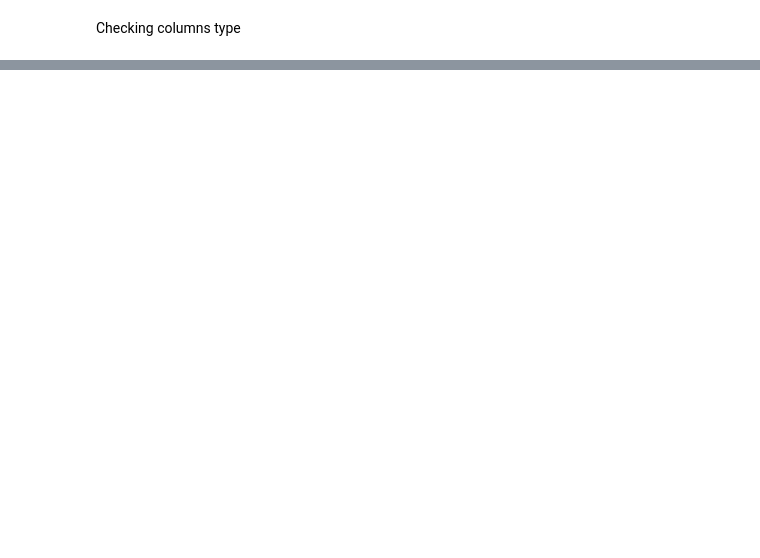
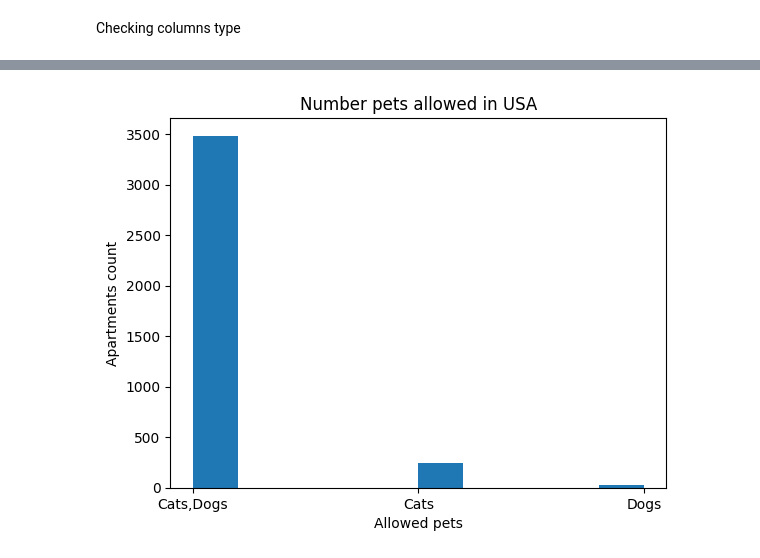
Before and after one commit to borisov5/Data-Science-June-2023, a Jupyter notebook: exam project/Ivelin_Borisov_project.ipynb, the cells around one changed output, grey strips where cells are left out. Cells and saved outputs as stored; diff of their text form; code cells hidden in the pictures; blank space fills up the shorter version.

```diff
--- a/exam project/Ivelin_Borisov_project.ipynb
+++ b/exam project/Ivelin_Borisov_project.ipynb
@@ -289,0 +546,12 @@ Create interactive visualizations and dashboards to present the results effectiv
+# %%
+new_apartments_usa.dropna(inplace=True)
+# %%
+plt.hist(new_apartments_usa["pets_allowed"])
+
+plt.title('Number pets allowed in USA')
+plt.xlabel("Allowed pets")
+plt.ylabel("Apartments count")
+
+plt.show()
+# %% [output]
+[figure, added]
```
Also changed, not shown: parts of 75 cells of this notebook.
